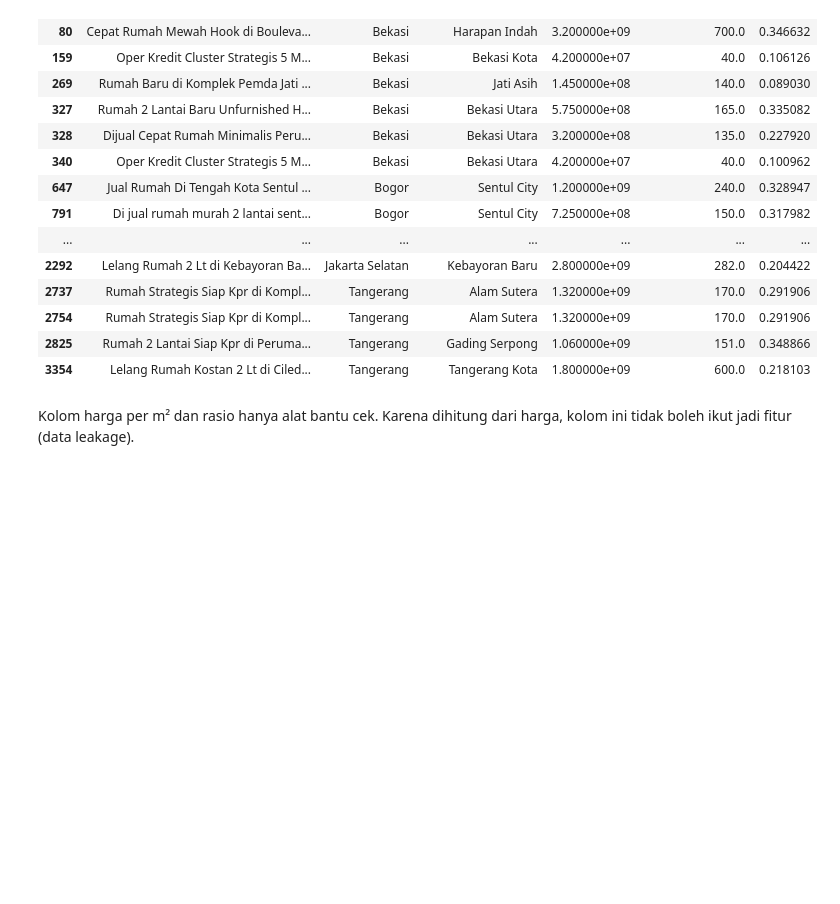
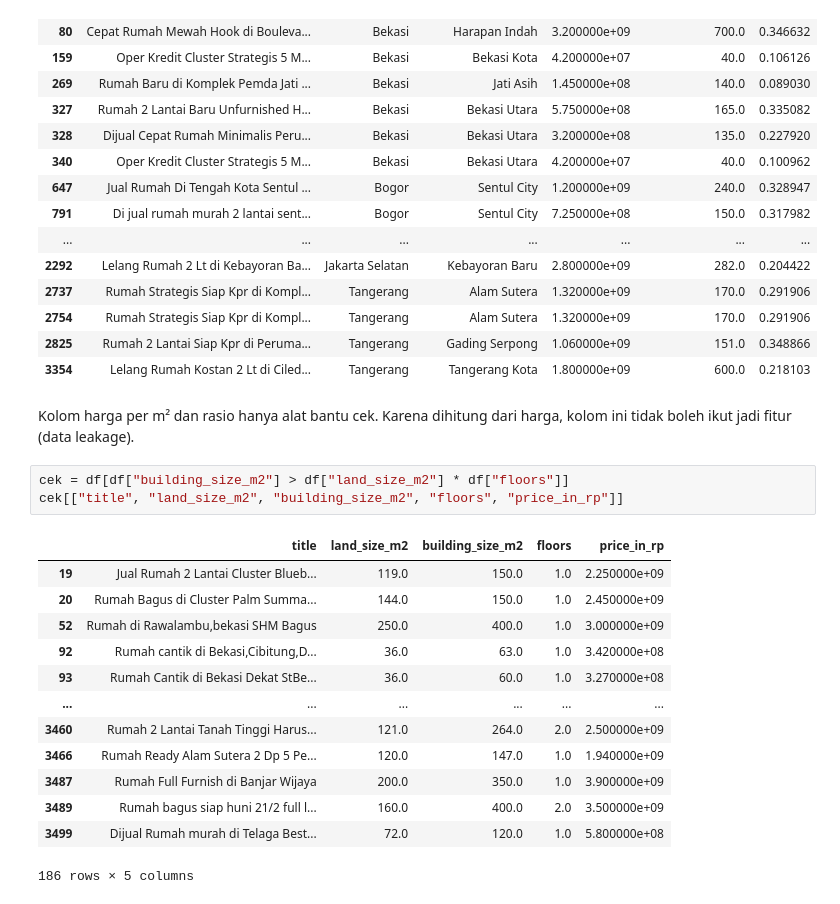
Before and after one commit to Newone0110/Housing_Price_Jabodetabek_-Progress-, a Jupyter notebook: notebook/01_Data_Exploration.ipynb, the cells around one changed output. Cells and saved outputs as stored; diff of their text form; blank space fills up the shorter version.

```diff
--- a/notebook/01_Data_Exploration.ipynb
+++ b/notebook/01_Data_Exploration.ipynb
@@ -237,3 +283,20 @@ df[df["rasio"] < 0.35][["title", "city", "district", "price_in_rp", "building_si
 | 3354 | Lelang Rumah Kostan 2 Lt di Ciled... | Tangerang | Tangerang Kota | 1.800000e+09 | 600.0 | 0.218103 |
 # %% [markdown]
 Kolom harga per m² dan rasio hanya alat bantu cek. Karena dihitung dari harga, kolom ini tidak boleh ikut jadi fitur (data leakage).
+# %%
+cek = df[df["building_size_m2"] > df["land_size_m2"] * df["floors"]]
+cek[["title", "land_size_m2", "building_size_m2", "floors", "price_in_rp"]]
+# %% [output]
+|  | title | land_size_m2 | building_size_m2 | floors | price_in_rp |
+| 19 | Jual Rumah 2 Lantai Cluster Blueb... | 119.0 | 150.0 | 1.0 | 2.250000e+09 |
+| 20 | Rumah Bagus di Cluster Palm Summa... | 144.0 | 150.0 | 1.0 | 2.450000e+09 |
+| 52 | Rumah di Rawalambu,bekasi SHM Bagus | 250.0 | 400.0 | 1.0 | 3.000000e+09 |
+| 92 | Rumah cantik di Bekasi,Cibitung,D... | 36.0 | 63.0 | 1.0 | 3.420000e+08 |
+| 93 | Rumah Cantik di Bekasi Dekat StBe... | 36.0 | 60.0 | 1.0 | 3.270000e+08 |
+| ... | ... | ... | ... | ... | ... |
+| 3460 | Rumah 2 Lantai Tanah Tinggi Harus... | 121.0 | 264.0 | 2.0 | 2.500000e+09 |
+| 3466 | Rumah Ready Alam Sutera 2 Dp 5 Pe... | 120.0 | 147.0 | 1.0 | 1.940000e+09 |
+| 3487 | Rumah Full Furnish di Banjar Wijaya | 200.0 | 350.0 | 1.0 | 3.900000e+09 |
+| 3489 | Rumah bagus siap huni 21/2 full l... | 160.0 | 400.0 | 2.0 | 3.500000e+09 |
+| 3499 | Dijual Rumah murah di Telaga Best... | 72.0 | 120.0 | 1.0 | 5.800000e+08 |
+186 rows × 5 columns
```
Also changed, not shown: parts of 13 cells of this notebook.
